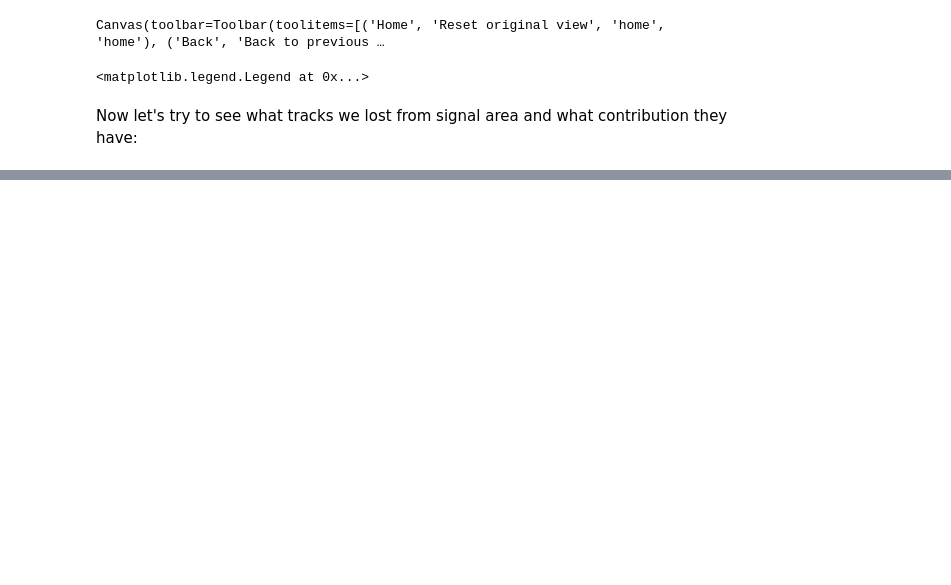
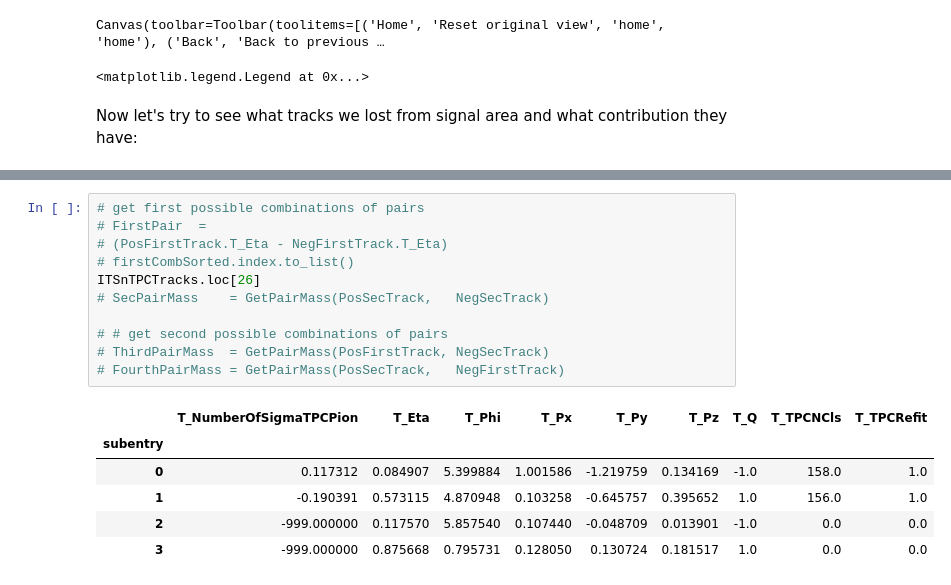
Before and after one commit to bdrum/cern-physics, a Jupyter notebook: notebooks/4TracksAnalysis.ipynb, the cells around one changed output, grey strips where cells are left out. Saved outputs shown, nothing was run; the diff lists cells and outputs as text; blank space fills up the shorter version.

```diff
--- a/notebooks/4TracksAnalysis.ipynb
+++ b/notebooks/4TracksAnalysis.ipynb
@@ -150,0 +221,18 @@ Canvas(toolbar=Toolbar(toolitems=[('Home', 'Reset original view', 'home', 'home'
+# %%
+# get first possible combinations of pairs
+# FirstPair  =
+# (PosFirstTrack.T_Eta - NegFirstTrack.T_Eta)
+# firstCombSorted.index.to_list()
+ITSnTPCTracks.loc[26]
+# SecPairMass    = GetPairMass(PosSecTrack,   NegSecTrack)
+
+# # get second possible combinations of pairs
+# ThirdPairMass  = GetPairMass(PosFirstTrack, NegSecTrack)
+# FourthPairMass = GetPairMass(PosSecTrack,   NegFirstTrack)
+# %% [output]
+|  | T_NumberOfSigmaTPCPion | T_Eta | T_Phi | T_Px | T_Py | T_Pz | T_Q | T_TPCNCls | T_TPCRefit |
+| subentry |  |  |  |  |  |  |  |  |  |
+| 0 | 0.117312 | 0.084907 | 5.399884 | 1.001586 | -1.219759 | 0.134169 | -1.0 | 158.0 | 1.0 |
+| 1 | -0.190391 | 0.573115 | 4.870948 | 0.103258 | -0.645757 | 0.395652 | 1.0 | 156.0 | 1.0 |
+| 2 | -999.000000 | 0.117570 | 5.857540 | 0.107440 | -0.048709 | 0.013901 | -1.0 | 0.0 | 0.0 |
+| 3 | -999.000000 | 0.875668 | 0.795731 | 0.128050 | 0.130724 | 0.181517 | 1.0 | 0.0 | 0.0 |
```
Also changed, not shown: parts of 13 cells of this notebook, 10 other files.
